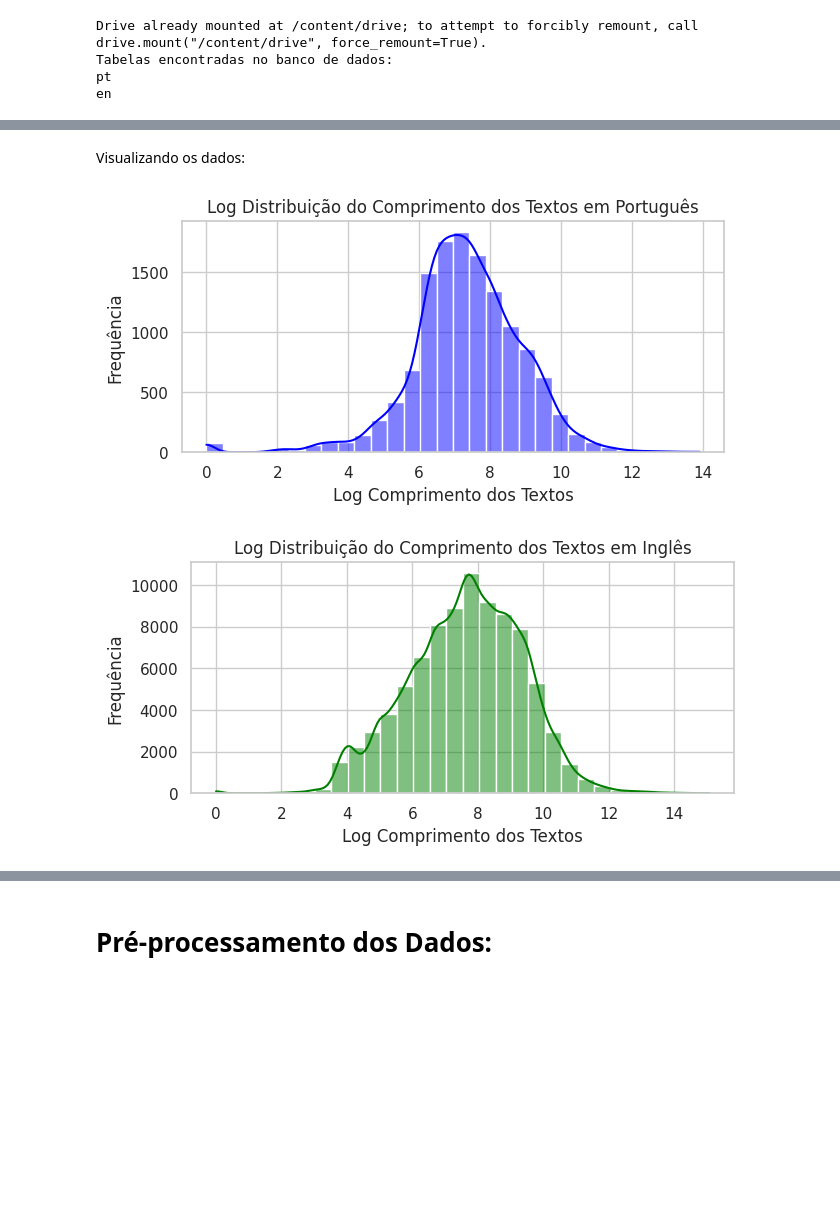
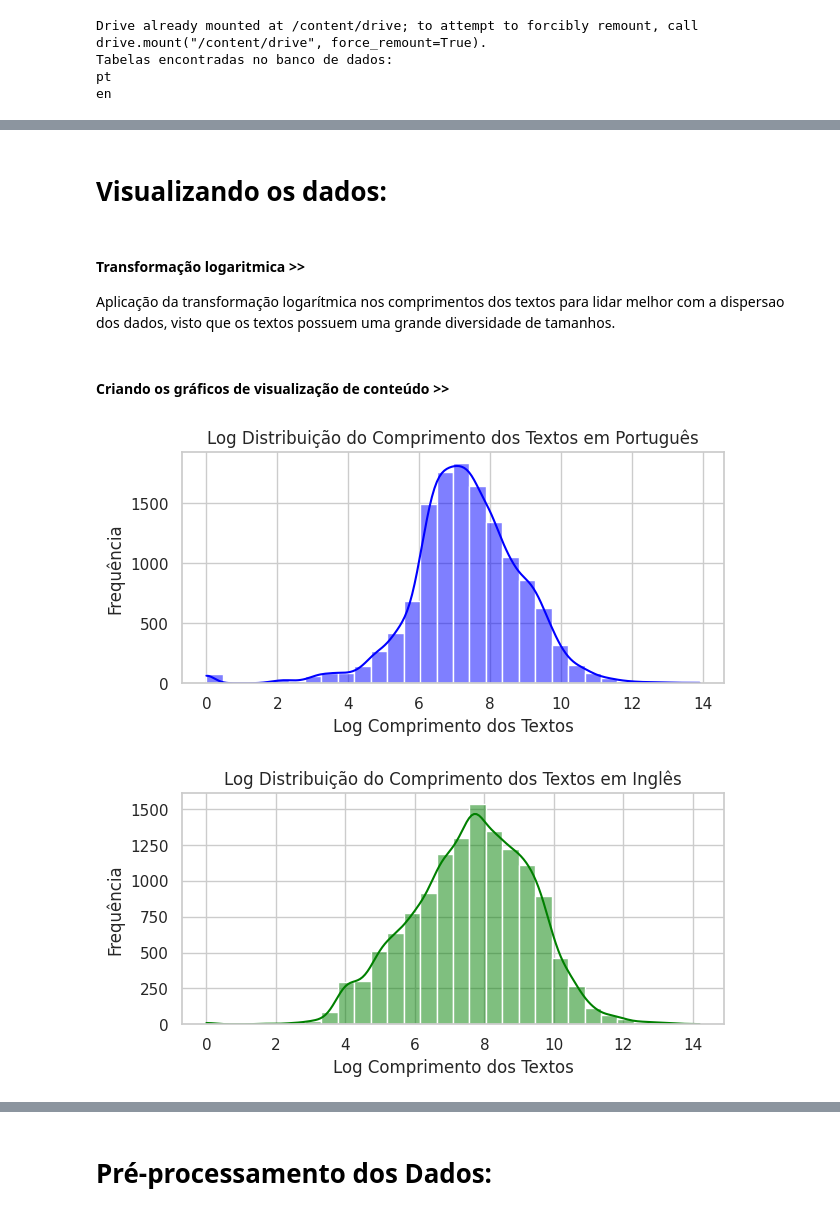
Before and after one commit to CarolBw/CB-AI-English-teacher, a Jupyter notebook: CB_AI_English_teacher.ipynb, the cells around one changed output, grey strips where cells are left out. Saved outputs shown, nothing was run; the diff lists cells and outputs as text; code cells hidden in the pictures; blank space fills up the shorter version.

```diff
--- a/CB_AI_English_teacher.ipynb
+++ b/CB_AI_English_teacher.ipynb
@@ -170,0 +225,8 @@ Número de fontes únicas em inglês: 86736
+# %%
+# Obter o número de linhas do DataFrame em português
+num_linhas_pt = len(df1)
+print(num_linhas_pt)
+
+# Criar um corte aleatório do DataFrame em inglês para igualar o número de linhas
+df2 = df2.sample(n=num_linhas_pt, random_state=42)
+print(df2.shape)
@@ -171,2 +248,7 @@ Número de fontes únicas em inglês: 86736
 # %% [markdown]
-Visualizando os dados:
+# Visualizando os dados:
+# %% [markdown]
+#### Transformação logaritmica >>
+
+Aplicação da transformação logarítmica nos comprimentos dos textos para lidar melhor com a dispersao dos dados,
+visto que os textos possuem uma grande diversidade de tamanhos.
@@ -173,45 +263,37 @@ Visualizando os dados:
+# %% [markdown]
+#### Criando os gráficos de visualização de conteúdo >>
 # %%
-# Aplicação da transformação logarítmica nos comprimentos dos textos para lidar melhor com a dispersao dos dados,
-# visto que os textos possuem uma grande diversidade de tamanhos.
-def log_transform(x):
-    # Adiciona 1 antes de aplicar o log para evitar o logaritmo de zero.
-    return np.log(x + 1)
-
-# Aplica a transformação logarítmica nos comprimentos dos textos para os 2 Dataframes
-log_lengths_pt = df1['body_text'].apply(len).apply(log_transform)
-log_lengths_en = df2['body_text'].apply(len).apply(log_transform)
-
 # Configura o estilo dos gráficos
 sns.set(style="whitegrid")
 
-# Histograma para a distribuição do comprimento dos textos em português.
+# Histograma para a distribuição do comprimento dos textos em português2
 plt.figure(figsize=(7, 3))
 sns.histplot(log_lengths_pt, bins=30, color="blue", kde=True)
 plt.title('Log Distribuição do Comprimento dos Textos em Português')
 plt.xlabel('Log Comprimento dos Textos')
 plt.ylabel('Frequência')
 plt.show()
 
 print()
 
 # Histograma para a distribuição do comprimento dos textos em inglês.
 plt.figure(figsize=(7, 3))
 sns.histplot(log_lengths_en, bins=30, color="green", kde=True)
 plt.title('Log Distribuição do Comprimento dos Textos em Inglês')
 plt.xlabel('Log Comprimento dos Textos')
 plt.ylabel('Frequência')
 plt.show()
 
-# Extrai a categoria principal de cada título, assumindo que a segunda parte da string
-# (quando dividida por '/') representa a categoria do livro ou material.
+
+# Extrai a categoria principal de cada título, considerando que o texto após ':'a  representa.
 def extract_category(title):
-    parts = title.split('/')
+    parts = title.split(':')
     return parts[1] if len(parts) > 1 else 'Outros'
 
-# Adiciona a coluna de categoria aos DataFrames para análise
+# Adiciona a coluna de categoria aos DataFrames
 df1['category'] = df1['title'].apply(extract_category)
 df2['category'] = df2['title'].apply(extract_category)
 # %% [output]
 [figure]
-[figure, old version]
+[figure, new version]
 # %% [markdown]
```
Also changed, not shown: parts of 40 cells of this notebook.
